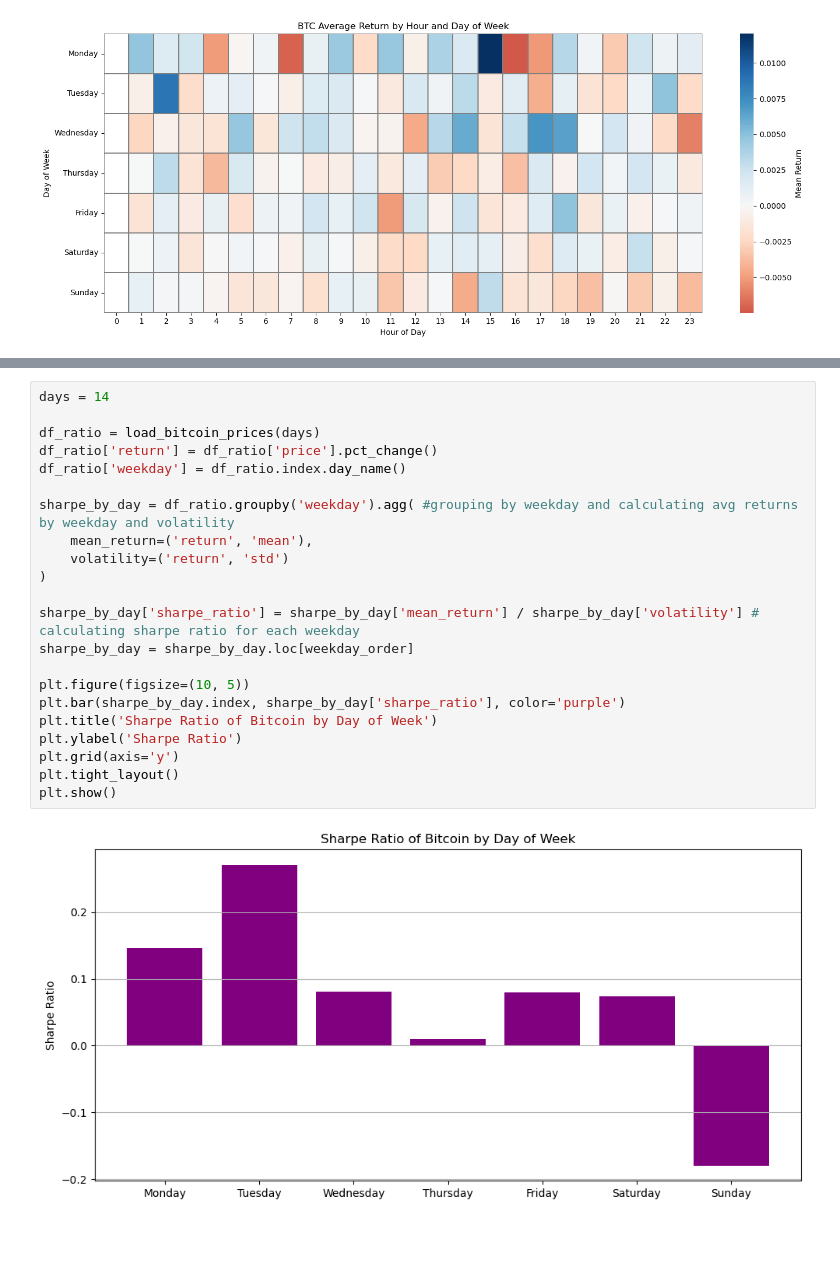
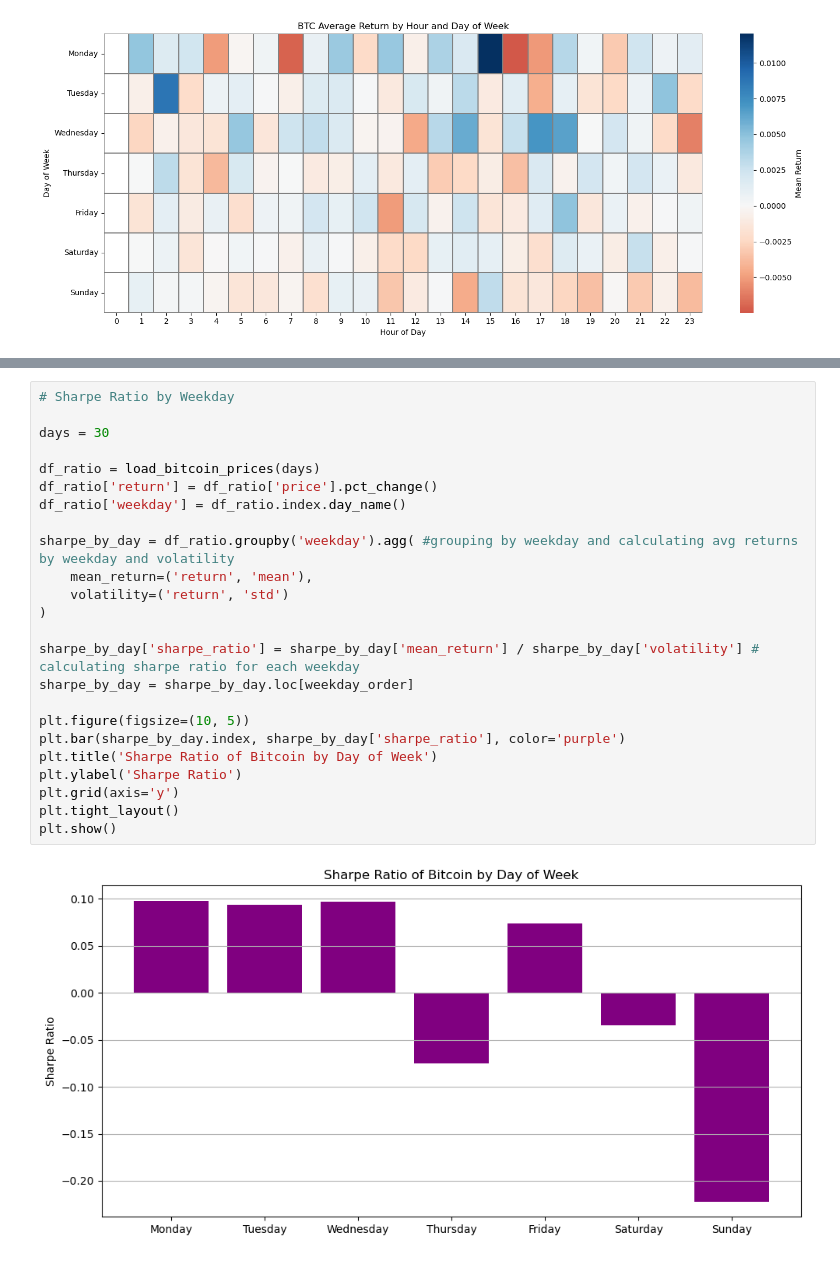
Before and after one commit to moyu1011-hka/hausarbeit-info2, a Jupyter notebook: test_coingecko_with_jupyter.ipynb, the cells around one changed output, grey strips where cells are left out. Saved outputs shown, nothing was run; the diff lists cells and outputs as text.

```diff
--- a/test_coingecko_with_jupyter.ipynb
+++ b/test_coingecko_with_jupyter.ipynb
@@ -441,26 +445,28 @@ plt.show()
 [figure]
 [figure]
 # %%
-days = 14
+# Sharpe Ratio by Weekday
+
+days = 30
 
 df_ratio = load_bitcoin_prices(days)
 df_ratio['return'] = df_ratio['price'].pct_change()
 df_ratio['weekday'] = df_ratio.index.day_name()
 
 sharpe_by_day = df_ratio.groupby('weekday').agg( #grouping by weekday and calculating avg returns by weekday and volatility
     mean_return=('return', 'mean'),
     volatility=('return', 'std')
 )
 
 sharpe_by_day['sharpe_ratio'] = sharpe_by_day['mean_return'] / sharpe_by_day['volatility'] # calculating sharpe ratio for each weekday
 sharpe_by_day = sharpe_by_day.loc[weekday_order]
 
 plt.figure(figsize=(10, 5))
 plt.bar(sharpe_by_day.index, sharpe_by_day['sharpe_ratio'], color='purple')
 plt.title('Sharpe Ratio of Bitcoin by Day of Week')
 plt.ylabel('Sharpe Ratio')
 plt.grid(axis='y')
 plt.tight_layout()
 plt.show()
 # %% [output]
-[figure, old version]
+[figure, new version]
```
Also changed, not shown: parts of 5 cells of this notebook.
